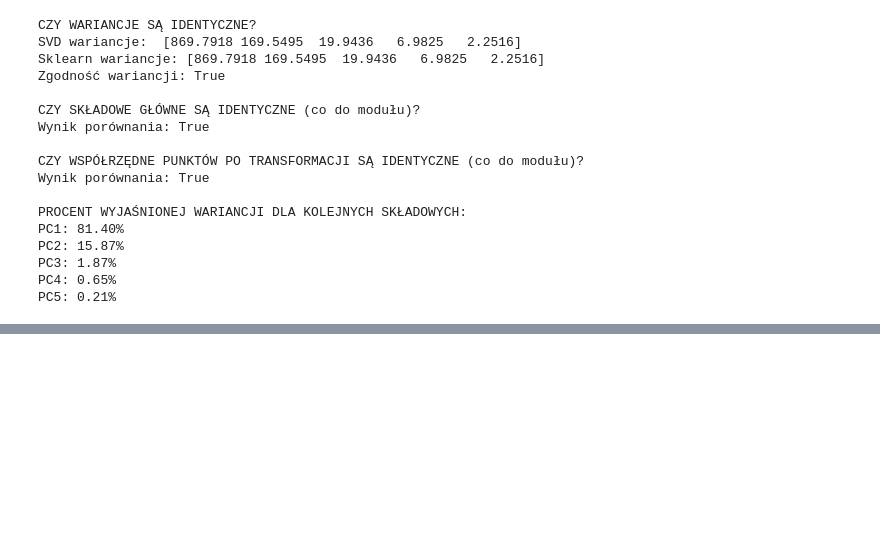
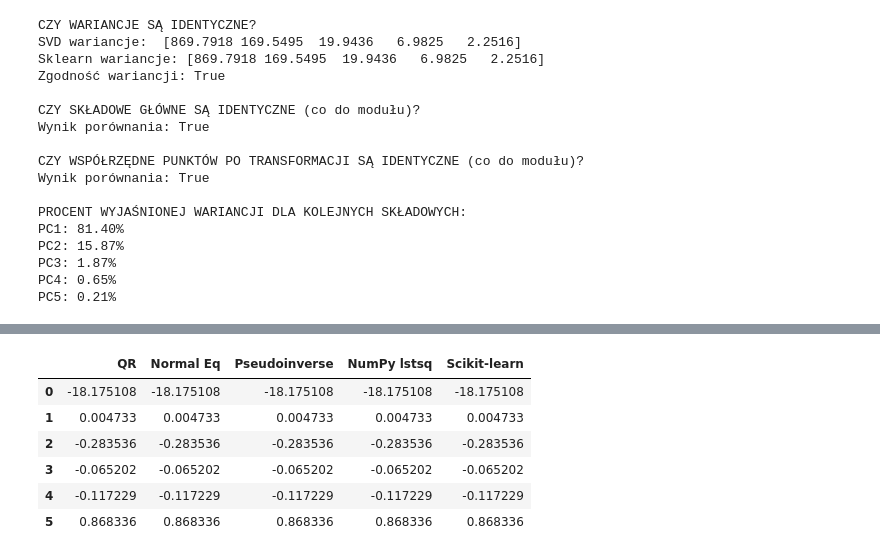
Before and after one commit to pkrzysiekk/Projekt-zaliczeniowy, a Jupyter notebook: Projekt zaliczeniowy.ipynb, the cells around one changed output, grey strips where cells are left out. Cells and saved outputs as stored; diff of their text form; code cells hidden in the pictures; blank space fills up the shorter version.

```diff
--- a/Projekt zaliczeniowy.ipynb
+++ b/Projekt zaliczeniowy.ipynb
@@ -719,0 +722,11 @@ PC5: 0.21%
+# %%
+from sklearn.linear_model import LinearRegression
+
+df = pd.read_csv('measures.csv')
+
+y = df['brozek'].to_numpy()
+X_raw = df.drop(columns=['brozek']).to_numpy()
+
+X = np.column_stack([np.ones(X_raw.shape[0]), X_raw])
+
+print(f"Wymiary X: {X.shape}, Wymiary y: {y.shape}")
@@ -719,0 +738,35 @@ PC5: 0.21%
+# %%
+# 1. Rozkład QR
+Q, R = np.linalg.qr(X)
+w_qr = np.linalg.solve(R, Q.T @ y)
+
+# 2. Równania normalne
+w_normal = np.linalg.inv(X.T @ X) @ X.T @ y
+
+# 3. Pseudoinverse Moore'a-Penrose'a
+w_pinv = np.linalg.pinv(X) @ y
+
+# 4. Metoda najmniejszych kwadratów w numpy
+w_lstsq = np.linalg.lstsq(X, y, rcond=None)[0]
+
+# 5. Pakiet scikit-learn
+model = LinearRegression().fit(X_raw, y)
+w_sklearn = np.insert(model.coef_, 0, model.intercept_)
+
+# Zestawienie wyników do porównania
+wyniki = pd.DataFrame({
+    'QR': w_qr,
+    'Normal Eq': w_normal,
+    'Pseudoinverse': w_pinv,
+    'NumPy lstsq': w_lstsq,
+    'Scikit-learn': w_sklearn
+})
+wyniki
+# %% [output]
+|  | QR | Normal Eq | Pseudoinverse | NumPy lstsq | Scikit-learn |
+| 0 | -18.175108 | -18.175108 | -18.175108 | -18.175108 | -18.175108 |
+| 1 | 0.004733 | 0.004733 | 0.004733 | 0.004733 | 0.004733 |
+| 2 | -0.283536 | -0.283536 | -0.283536 | -0.283536 | -0.283536 |
+| 3 | -0.065202 | -0.065202 | -0.065202 | -0.065202 | -0.065202 |
+| 4 | -0.117229 | -0.117229 | -0.117229 | -0.117229 | -0.117229 |
+| 5 | 0.868336 | 0.868336 | 0.868336 | 0.868336 | 0.868336 |
```
Also changed, not shown: parts of 6 cells of this notebook.
